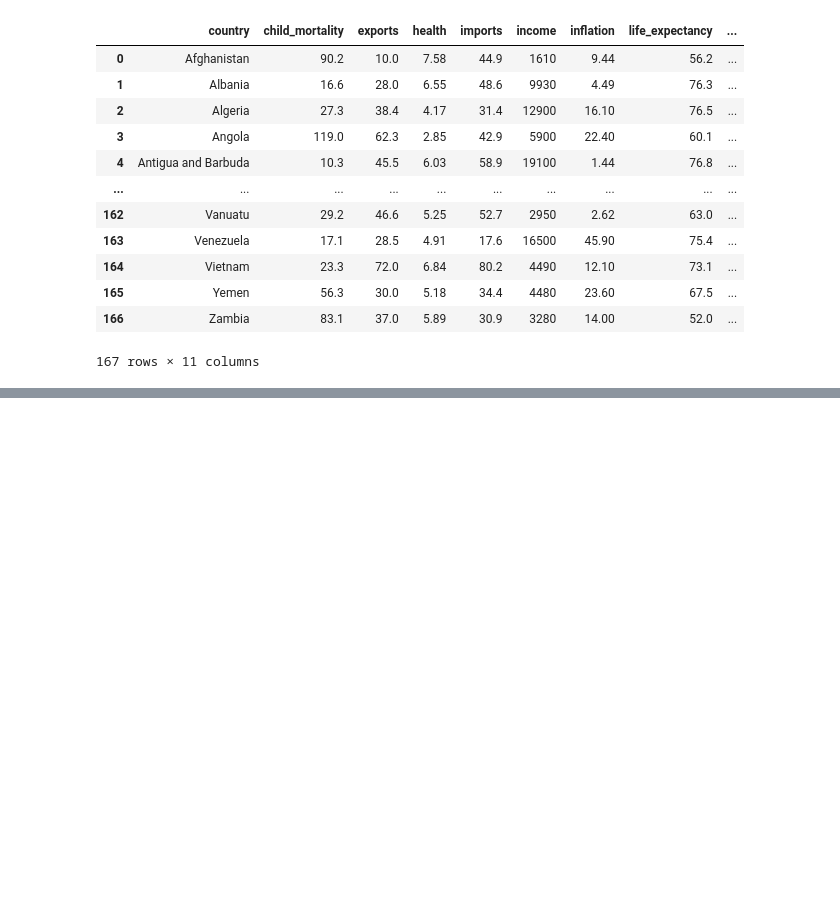
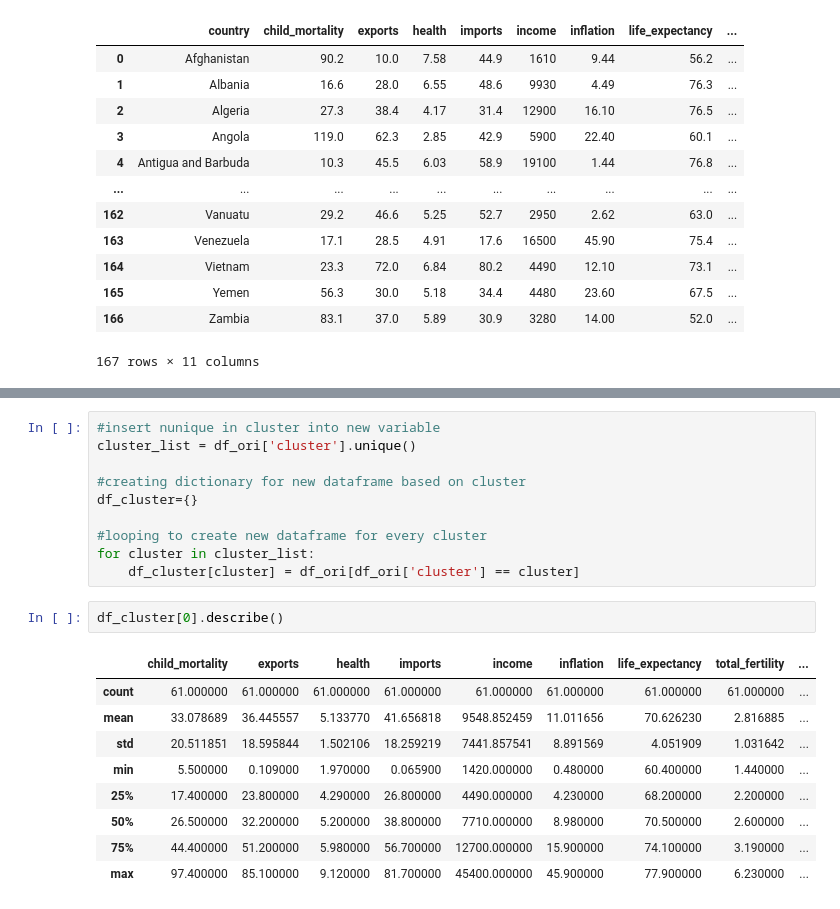
Before and after one commit to azkiamudrikah/Non-Graded-Challenge, a Jupyter notebook: latihan.ipynb, the cells around one changed output, grey strips where cells are left out. Saved outputs shown, nothing was run; the diff lists cells and outputs as text; blank space fills up the shorter version.

```diff
--- a/latihan.ipynb
+++ b/latihan.ipynb
@@ -686,0 +697,22 @@ df_ori
+# %%
+#insert nunique in cluster into new variable
+cluster_list = df_ori['cluster'].unique()
+
+#creating dictionary for new dataframe based on cluster
+df_cluster={}
+
+#looping to create new dataframe for every cluster
+for cluster in cluster_list:
+    df_cluster[cluster] = df_ori[df_ori['cluster'] == cluster]
+# %%
+df_cluster[0].describe()
+# %% [output]
+|  | child_mortality | exports | health | imports | income | inflation | life_expectancy | total_fertility | ... |
+| count | 61.000000 | 61.000000 | 61.000000 | 61.000000 | 61.000000 | 61.000000 | 61.000000 | 61.000000 | ... |
+| mean | 33.078689 | 36.445557 | 5.133770 | 41.656818 | 9548.852459 | 11.011656 | 70.626230 | 2.816885 | ... |
+| std | 20.511851 | 18.595844 | 1.502106 | 18.259219 | 7441.857541 | 8.891569 | 4.051909 | 1.031642 | ... |
+| min | 5.500000 | 0.109000 | 1.970000 | 0.065900 | 1420.000000 | 0.480000 | 60.400000 | 1.440000 | ... |
+| 25% | 17.400000 | 23.800000 | 4.290000 | 26.800000 | 4490.000000 | 4.230000 | 68.200000 | 2.200000 | ... |
+| 50% | 26.500000 | 32.200000 | 5.200000 | 38.800000 | 7710.000000 | 8.980000 | 70.500000 | 2.600000 | ... |
+| 75% | 44.400000 | 51.200000 | 5.980000 | 56.700000 | 12700.000000 | 15.900000 | 74.100000 | 3.190000 | ... |
+| max | 97.400000 | 85.100000 | 9.120000 | 81.700000 | 45400.000000 | 45.900000 | 77.900000 | 6.230000 | ... |
```
Also changed, not shown: parts of 10 cells of this notebook.
